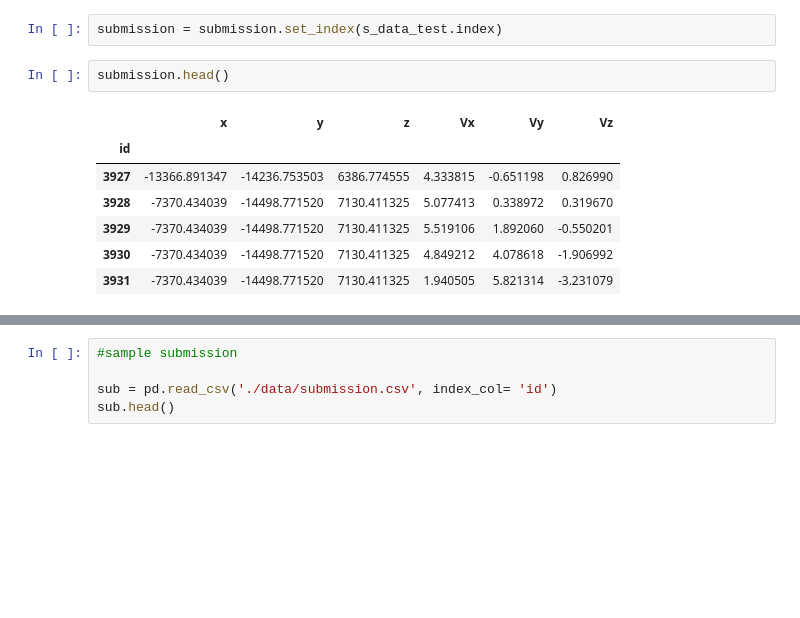
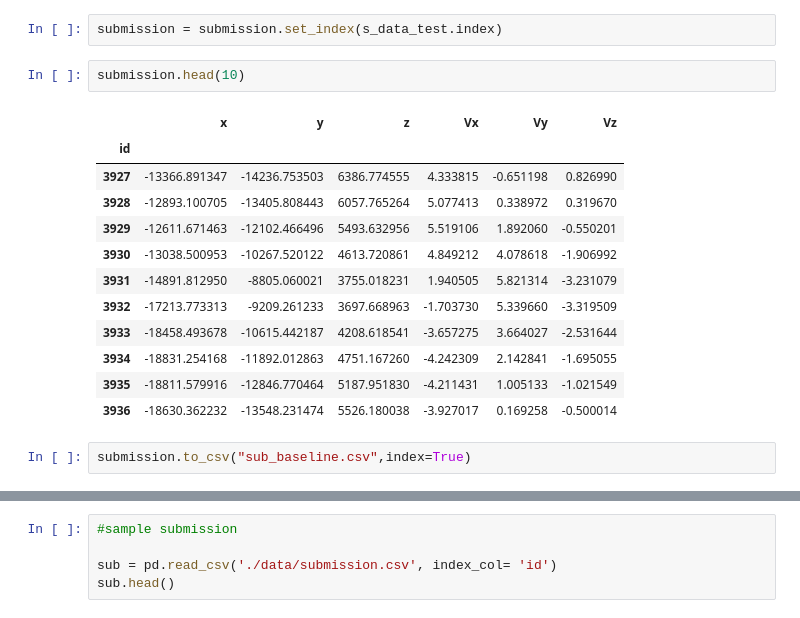
Before and after one commit to Mixanik-43/IDAO-2020, a Jupyter notebook: utils_notebook.ipynb, the cells around one changed output, grey strips where cells are left out. Drawn from its saved outputs; the diff is of its cells as text; blank space fills up the shorter version.

Commit message:
first baseline submission with transformations and no ML (remove time jumps, horizontal stretch, vertical stretch and amplitude,speed up coordinate calculation

```diff
--- a/utils_notebook.ipynb
+++ b/utils_notebook.ipynb
@@ -465,12 +476,19 @@ submission = submission[submission_columns]
 # %%
 submission = submission.set_index(s_data_test.index)
 # %%
-submission.head()
+submission.head(10)
 # %% [output]
 |  | x | y | z | Vx | Vy | Vz |
 | id |  |  |  |  |  |  |
 | 3927 | -13366.891347 | -14236.753503 | 6386.774555 | 4.333815 | -0.651198 | 0.826990 |
-| 3928 | -7370.434039 | -14498.771520 | 7130.411325 | 5.077413 | 0.338972 | 0.319670 |
-| 3929 | -7370.434039 | -14498.771520 | 7130.411325 | 5.519106 | 1.892060 | -0.550201 |
-| 3930 | -7370.434039 | -14498.771520 | 7130.411325 | 4.849212 | 4.078618 | -1.906992 |
-| 3931 | -7370.434039 | -14498.771520 | 7130.411325 | 1.940505 | 5.821314 | -3.231079 |
+| 3928 | -12893.100705 | -13405.808443 | 6057.765264 | 5.077413 | 0.338972 | 0.319670 |
+| 3929 | -12611.671463 | -12102.466496 | 5493.632956 | 5.519106 | 1.892060 | -0.550201 |
+| 3930 | -13038.500953 | -10267.520122 | 4613.720861 | 4.849212 | 4.078618 | -1.906992 |
+| 3931 | -14891.812950 | -8805.060021 | 3755.018231 | 1.940505 | 5.821314 | -3.231079 |
+| 3932 | -17213.773313 | -9209.261233 | 3697.668963 | -1.703730 | 5.339660 | -3.319509 |
+| 3933 | -18458.493678 | -10615.442187 | 4208.618541 | -3.657275 | 3.664027 | -2.531644 |
+| 3934 | -18831.254168 | -11892.012863 | 4751.167260 | -4.242309 | 2.142841 | -1.695055 |
+| 3935 | -18811.579916 | -12846.770464 | 5187.951830 | -4.211431 | 1.005133 | -1.021549 |
+| 3936 | -18630.362232 | -13548.231474 | 5526.180038 | -3.927017 | 0.169258 | -0.500014 |
+# %%
+submission.to_csv("sub_baseline.csv",index=True)
```
Also changed, not shown: parts of 3 cells of this notebook.
